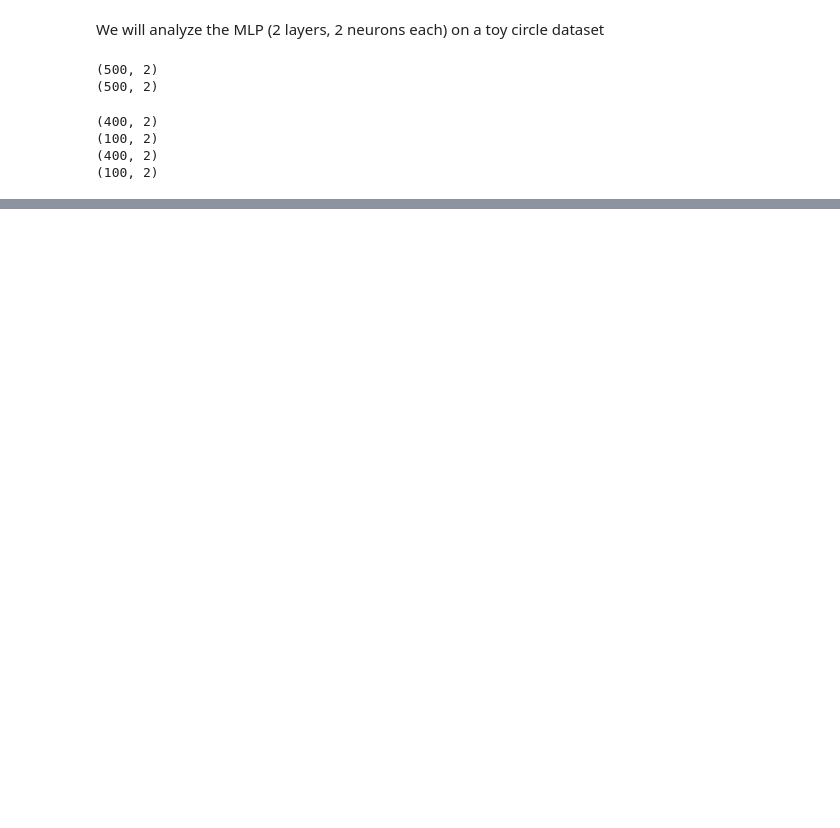
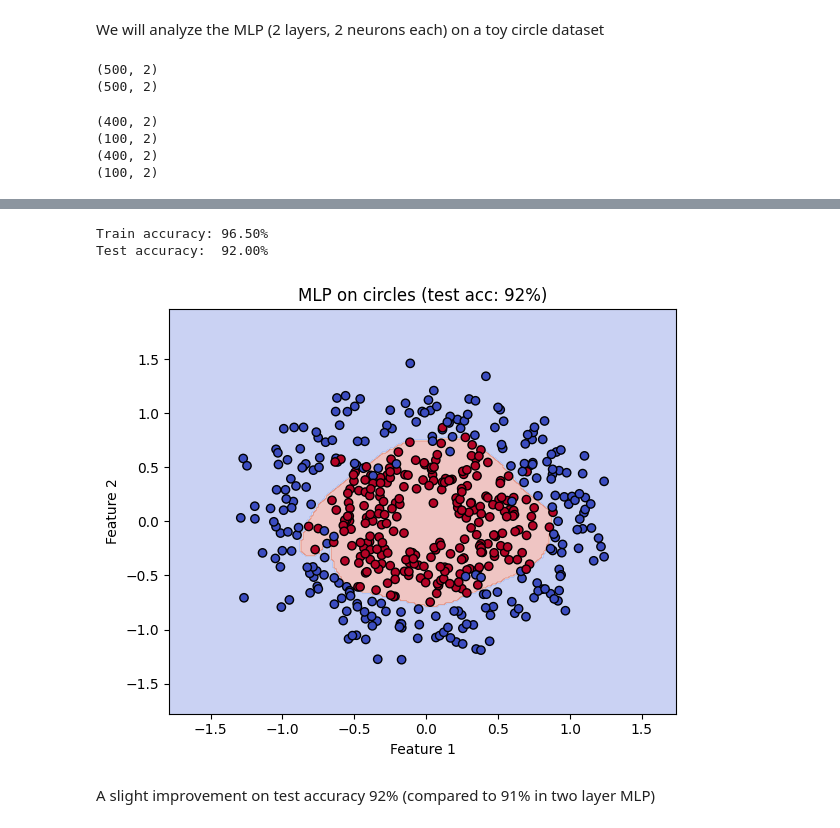
Before and after one commit to tomhait/infinitylabs, a Jupyter notebook: python/multi_layer_perceptron/MLP_circles.ipynb, the cells around one changed output, grey strips where cells are left out. Saved outputs shown, nothing was run; the diff lists cells and outputs as text; code cells hidden in the pictures; blank space fills up the shorter version.

```diff
--- a/python/multi_layer_perceptron/MLP_circles.ipynb
+++ b/python/multi_layer_perceptron/MLP_circles.ipynb
@@ -94,0 +97,4 @@ Test accuracy is 92% suggesting that the MLP is capable to distinguish between t
+# %%
+model = MLP([2, 16, 2])
+# %%
+model.train(X_train, y_train, epochs=2000, learning_rate=0.01)
@@ -94,0 +134,4 @@ Test accuracy is 92% suggesting that the MLP is capable to distinguish between t
+# %%
+model = MLP([2, 32, 16, 8, 2])
+# %%
+model.train(X_train, y_train, epochs=2000, learning_rate=0.01)
@@ -94,0 +159,15 @@ Test accuracy is 92% suggesting that the MLP is capable to distinguish between t
+# %%
+train_acc = np.mean(model.predict(X_train) == y_train_labels)
+test_acc = np.mean(model.predict(X_test) == y_test_labels)
+print(f"Train accuracy: {train_acc:.2%}")
+print(f"Test accuracy:  {test_acc:.2%}")
+# %% [output]
+Train accuracy: 96.50%
+Test accuracy:  92.00%
+# %%
+plot_decision_boundary(model, X, y, f"MLP on circles (test acc: {test_acc:.0%})")
+plt.show()
+# %% [output]
+[figure, added]
+# %% [markdown]
+A slight improvement on test accuracy 92% (compared to 91% in two layer MLP)
```
Also changed, not shown: parts of 11 cells of this notebook, 1 other file.
